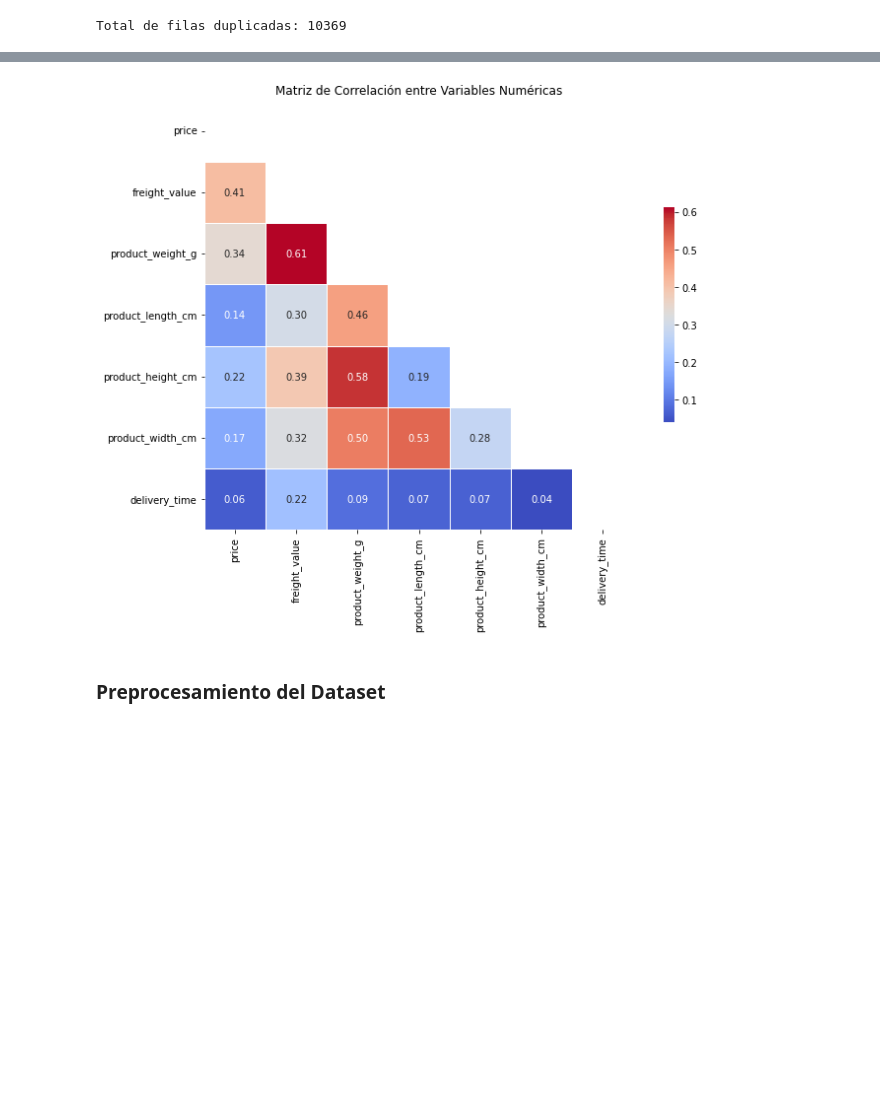
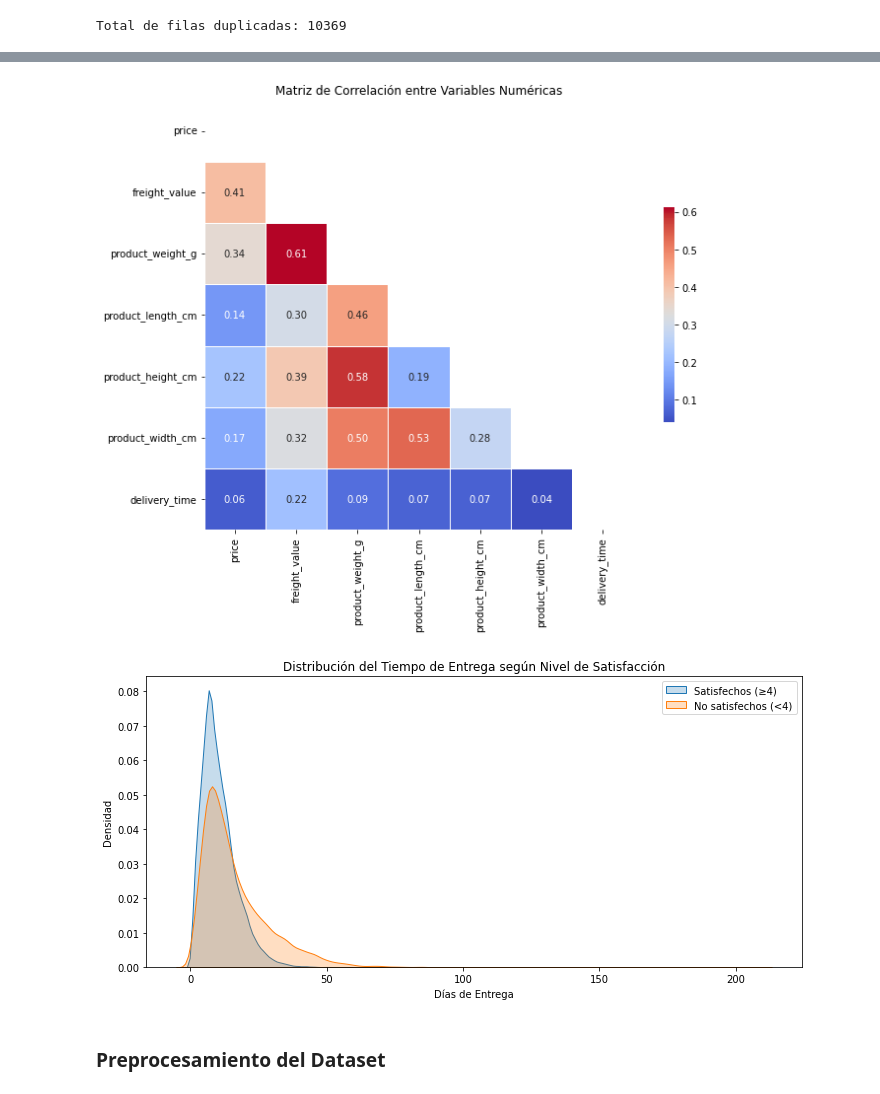
Before and after one commit to vgcarlol/proy3_MD, a Jupyter notebook: eda_report.ipynb, the cells around one changed output, grey strips where cells are left out. Saved outputs shown, nothing was run; the diff lists cells and outputs as text; code cells hidden in the pictures; blank space fills up the shorter version.

Commit message:
Gráfico de densidad por satisfacción

```diff
--- a/eda_report.ipynb
+++ b/eda_report.ipynb
@@ -139,33 +139,45 @@ num_vars = [
 ]
 correlacion = df[num_vars].corr()
 
 mask = np.triu(np.ones_like(correlacion, dtype=bool))  # Solo parte inferior
 sns.heatmap(correlacion, annot=True, fmt=".2f", cmap='coolwarm', mask=mask,
             square=True, linewidths=0.5, cbar_kws={"shrink": .5})
 plt.title("Matriz de Correlación entre Variables Numéricas")
 plt.tight_layout()
 plt.show()
+
+# Distribución del tiempo de entrega según satisfacción
+plt.figure(figsize=(10, 5))
+sns.kdeplot(data=df_model[df_model['satisfaccion'] == 1], x='delivery_time', label='Satisfechos (≥4)', fill=True)
+sns.kdeplot(data=df_model[df_model['satisfaccion'] == 0], x='delivery_time', label='No satisfechos (<4)', fill=True)
+plt.title("Distribución del Tiempo de Entrega según Nivel de Satisfacción")
+plt.xlabel("Días de Entrega")
+plt.ylabel("Densidad")
+plt.legend()
+plt.tight_layout()
+plt.show()
 # %% [output]
        delivery_time          price  freight_value   review_score  \
 count  108478.000000  108478.000000  108478.000000  108478.000000
 mean       11.965919     119.797846      19.966495       4.083160
 std         9.350419     180.453399      15.699066       1.345792
 min         0.000000       0.850000       0.000000       1.000000
 25%         6.000000      39.900000      13.080000       4.000000
 50%        10.000000      74.900000      16.280000       5.000000
 75%        15.000000     134.000000      21.150000       5.000000
 max       208.000000    6735.000000     409.680000       5.000000
 
        product_weight_g  product_length_cm  product_height_cm  \
 count     108478.000000      108478.000000      108478.000000
 ... (13 lines left out)
 25%           15.000000                 13.000000       1.000000
 50%           20.000000                 32.000000       1.000000
 75%           30.000000                 55.000000       1.000000
 max          118.000000                 72.000000       1.000000
 [figure]
 [figure]
 [figure]
+[figure, added]
 # %% [markdown]
 ### Preprocesamiento del Dataset
 # %%
```
